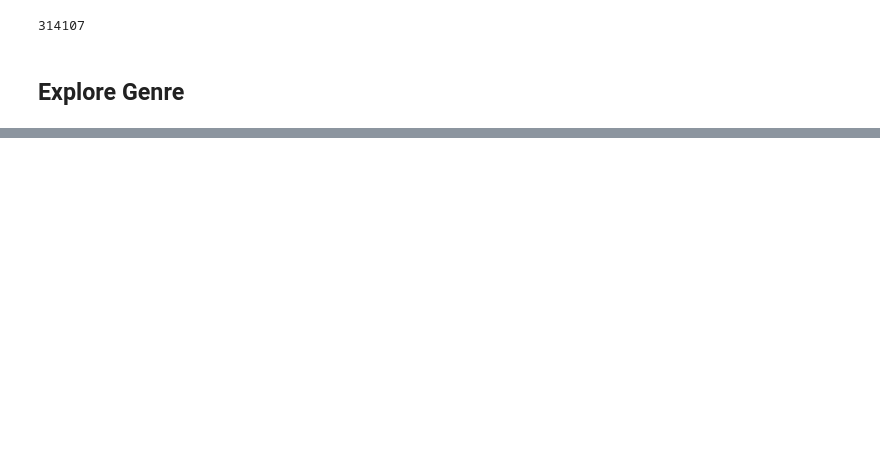
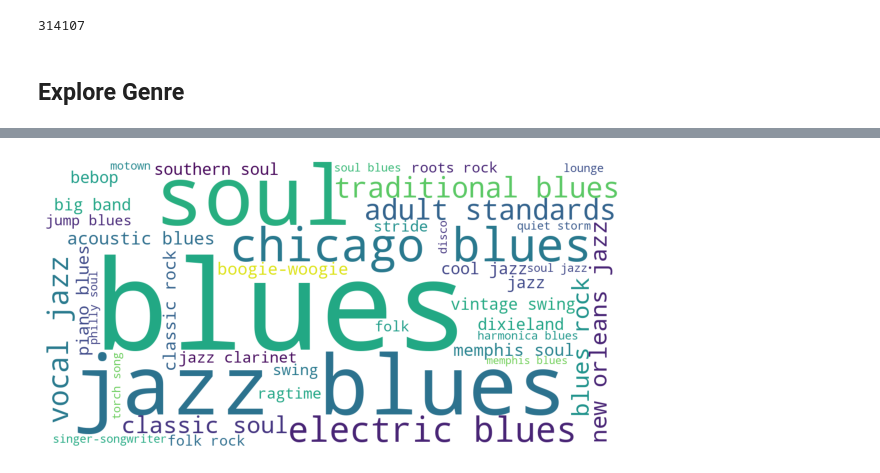
Before and after one commit to anusha-ramdarshan/easter-project, a Jupyter notebook: data-exploration.ipynb, the cells around one changed output, grey strips where cells are left out. Saved outputs shown, nothing was run; the diff lists cells and outputs as text; code cells hidden in the pictures; blank space fills up the shorter version.

Commit message:
language server integration; genre wordclouds

```diff
--- a/data-exploration.ipynb
+++ b/data-exploration.ipynb
@@ -244,7 +245,7 @@ max(durations)
 # %% [markdown]
 ## Explore Genre
 # %%
-# playlist_tracks = sp.playlist_tracks(playlist_uri)['items']
+playlist_tracks = sp.playlist_tracks(playlist_uri)['items']
 # %%
 artist_ids = [track['track']['album']['artists'][0]['id'] for track in playlist_tracks]
 # %%
@@ -257,0 +297,8 @@ artist_genres = {artist['name']: artist['genres'] for artist in artists['artists
+# %%
+artist_genre_list=list(artist_genres.values())
+flat_artist_genre_list = [item for sublist in artist_genre_list for item in sublist]
+# %%
+from collections import defaultdict
+fq= defaultdict( int)
+for w in flat_artist_genre_list:
+    fq[w] += 1
@@ -257,0 +325,22 @@ artist_genres = {artist['name']: artist['genres'] for artist in artists['artists
+# %%
+# Python program to generate WordCloud
+
+# importing all necessery modules
+from wordcloud import WordCloud, STOPWORDS
+import matplotlib.pyplot as plt
+
+
+wordcloud = WordCloud(width = 1200, height = 600,
+				background_color ='white',
+				stopwords = stopwords,
+				min_font_size = 10).generate_from_frequencies(fq)
+
+# plot the WordCloud image
+plt.figure(figsize = (8, 8), facecolor = None)
+plt.imshow(wordcloud)
+plt.axis("off")
+plt.tight_layout(pad = 0)
+
+plt.show()
+# %% [output]
+[figure, added]
```
Also changed, not shown: parts of 15 cells of this notebook, 3 other files.
